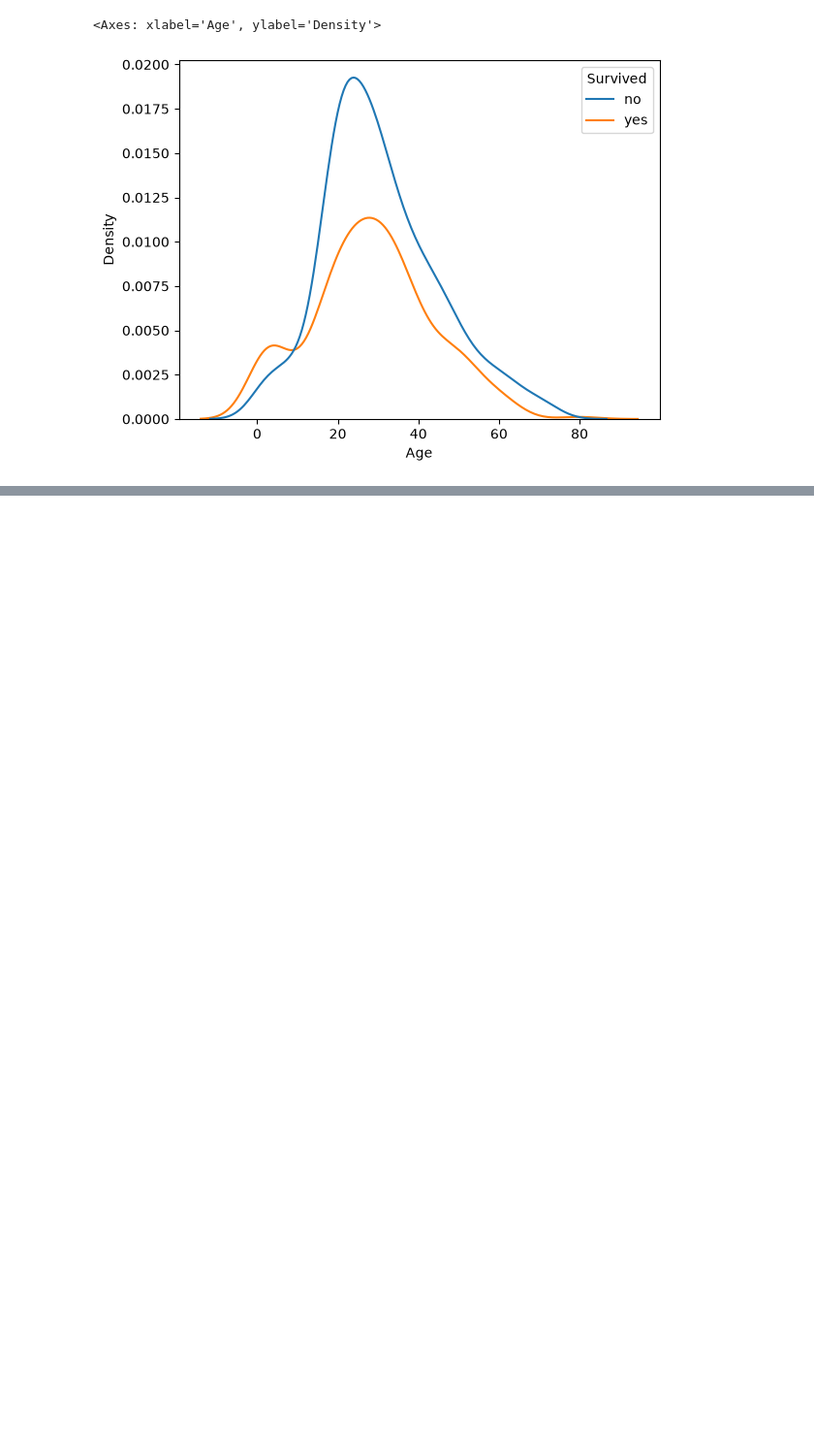
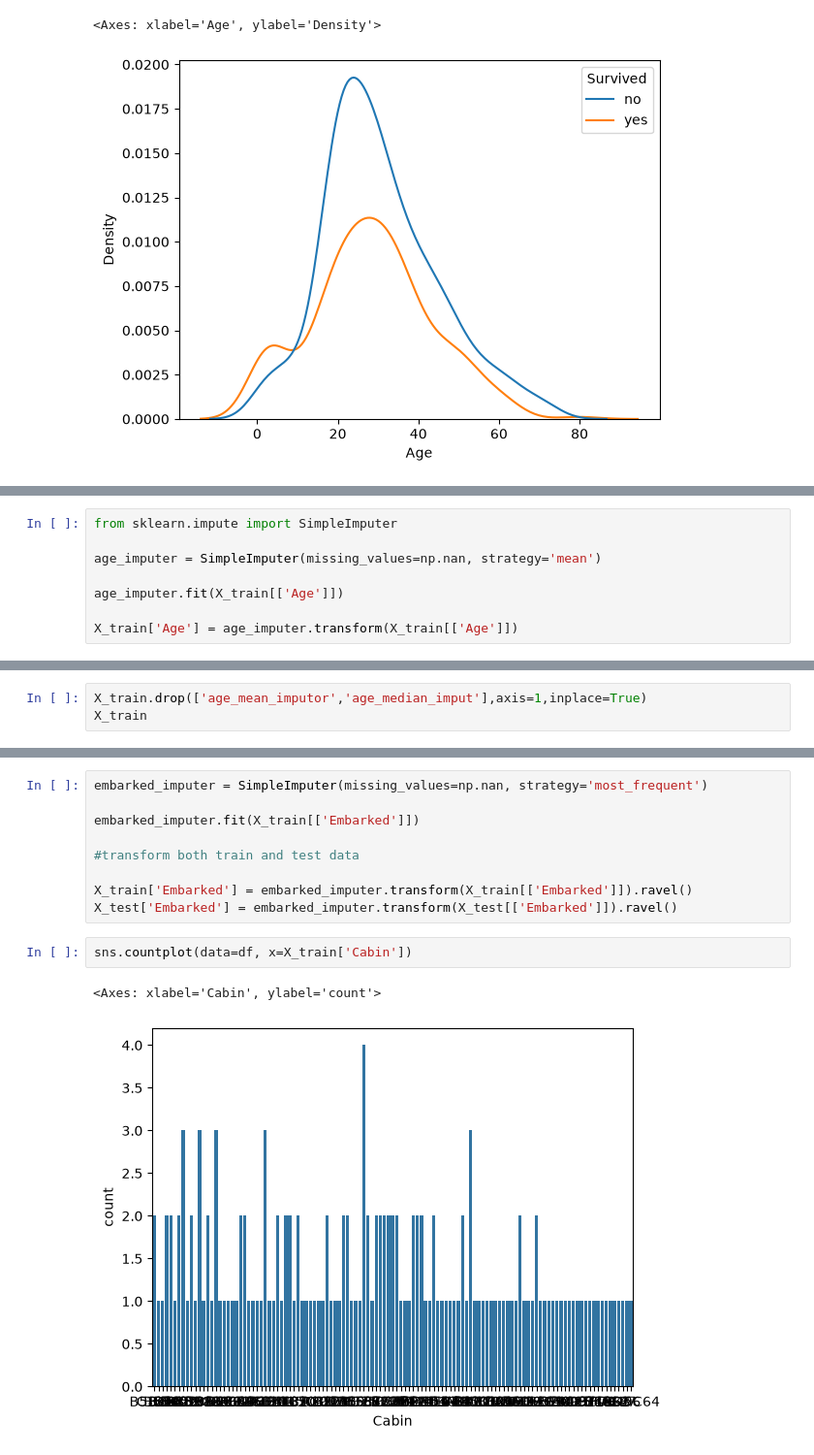
Before and after one commit to Rakibulhasan88/Machine-Learning-Phitron, a Jupyter notebook: Module-1.ipynb, the cells around one changed output, grey strips where cells are left out. Shown at 97% size. Cells and saved outputs as stored; diff of their text form; blank space fills up the shorter version.

```diff
--- a/Module-1.ipynb
+++ b/Module-1.ipynb
@@ -260,0 +518,8 @@ ModuleNotFoundError: No module named 'ydata_profiling'
+# %%
+from sklearn.impute import SimpleImputer
+
+age_imputer = SimpleImputer(missing_values=np.nan, strategy='mean')
+
+age_imputer.fit(X_train[['Age']])
+
+X_train['Age'] = age_imputer.transform(X_train[['Age']])
@@ -260,0 +556,3 @@ ModuleNotFoundError: No module named 'ydata_profiling'
+# %%
+X_train.drop(['age_mean_imputor','age_median_imput'],axis=1,inplace=True)
+X_train
@@ -260,0 +615,14 @@ ModuleNotFoundError: No module named 'ydata_profiling'
+# %%
+embarked_imputer = SimpleImputer(missing_values=np.nan, strategy='most_frequent')
+
+embarked_imputer.fit(X_train[['Embarked']])
+
+#transform both train and test data
+
+X_train['Embarked'] = embarked_imputer.transform(X_train[['Embarked']]).ravel()
+X_test['Embarked'] = embarked_imputer.transform(X_test[['Embarked']]).ravel()
+# %%
+sns.countplot(data=df, x=X_train['Cabin'])
+# %% [output]
+<Axes: xlabel='Cabin', ylabel='count'>
+[figure, added]
```
Also changed, not shown: parts of 45 cells of this notebook.
